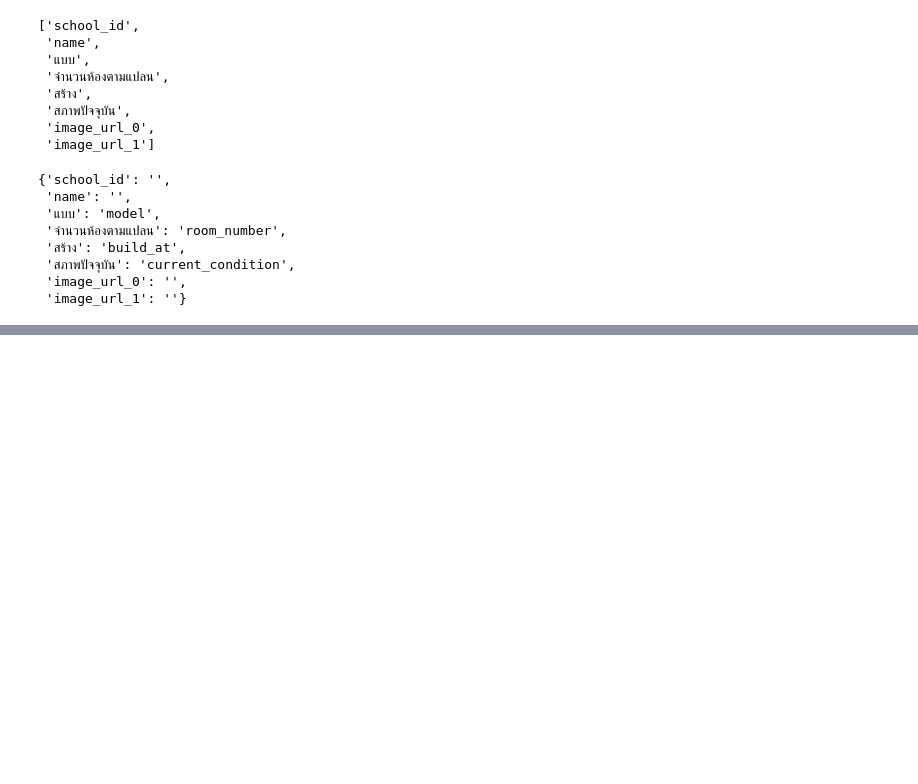
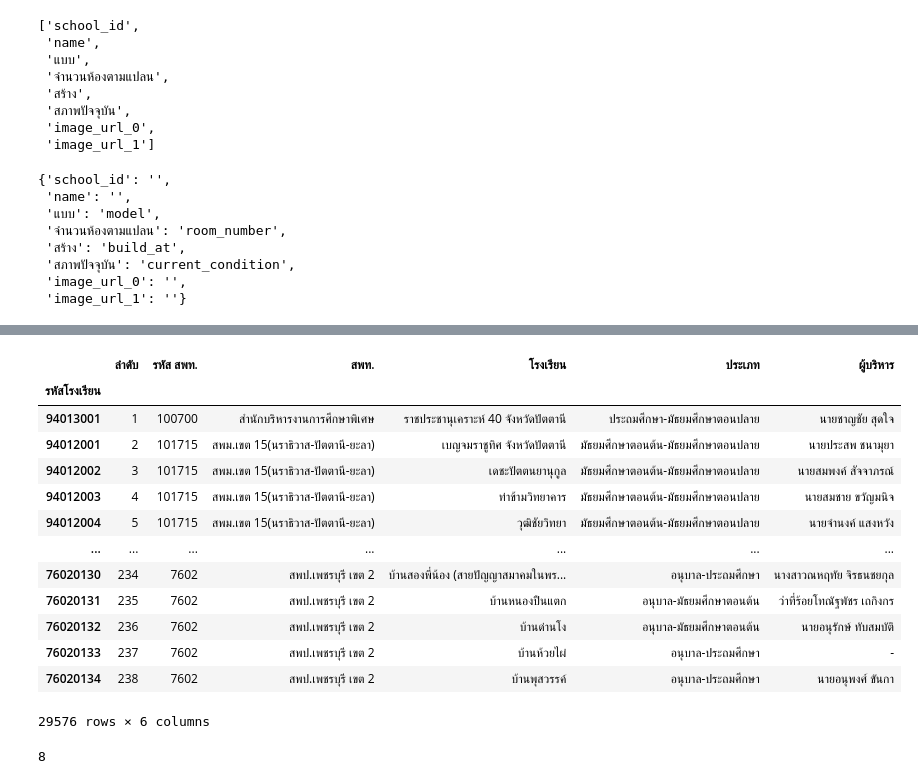
Before and after one commit to wevisdemo/open-school-data, a Jupyter notebook: playground.ipynb, the cells around one changed output, grey strips where cells are left out. Cells and saved outputs as stored; diff of their text form; code cells hidden in the pictures; blank space fills up the shorter version.

```diff
--- a/playground.ipynb
+++ b/playground.ipynb
@@ -494,0 +517,16 @@ df
+# %%
+all_dfs = []
+for province_html in os.listdir(PROVINCE_HTML_DIR):
+    if 'index.html' == province_html: continue
+    file_path = os.path.join(PROVINCE_HTML_DIR, province_html)
+
+    tables = pd.read_html(file_path, converters={'รหัสโรงเรียน': lambda x: int(x), 'รหัส สพท.': lambda x: int(x)})
+
+    indexer = tables[0].dropna()
+
+    # indexer.loc[:, 'รหัสโรงเรียน'] = indexer['รหัสโรงเรียน'].astype(int)
+    # indexer.loc[:, 'รหัส สพท.'] = indexer['รหัส สพท.'].astype(int)
+    indexer.set_index('รหัสโรงเรียน', inplace=True)
+    all_dfs.append(indexer)
+# %%
+affiliation_df = pd.concat(all_dfs)
@@ -494,0 +549,21 @@ df
+# %%
+affiliation_df
+# %% [output]
+|  | ลำดับ | รหัส สพท. | สพท. | โรงเรียน | ประเภท | ผู้บริหาร |
+| รหัสโรงเรียน |  |  |  |  |  |  |
+| 94013001 | 1 | 100700 | สำนักบริหารงานการศึกษาพิเศษ | ราชประชานุเคราะห์ 40 จังหวัดปัตตานี | ประถมศึกษา-มัธยมศึกษาตอนปลาย | นายชาญชัย สุดใจ |
+| 94012001 | 2 | 101715 | สพม.เขต 15(นราธิวาส-ปัตตานี-ยะลา) | เบญจมราชูทิศ จังหวัดปัตตานี | มัธยมศึกษาตอนต้น-มัธยมศึกษาตอนปลาย | นายประสพ ชนามุยา |
+| 94012002 | 3 | 101715 | สพม.เขต 15(นราธิวาส-ปัตตานี-ยะลา) | เดชะปัตตนยานุกูล | มัธยมศึกษาตอนต้น-มัธยมศึกษาตอนปลาย | นายสมพงค์ สัจจาภรณ์ |
+| 94012003 | 4 | 101715 | สพม.เขต 15(นราธิวาส-ปัตตานี-ยะลา) | ท่าข้ามวิทยาคาร | มัธยมศึกษาตอนต้น-มัธยมศึกษาตอนปลาย | นายสมชาย ขวัญมนิจ |
+| 94012004 | 5 | 101715 | สพม.เขต 15(นราธิวาส-ปัตตานี-ยะลา) | วุฒิชัยวิทยา | มัธยมศึกษาตอนต้น-มัธยมศึกษาตอนปลาย | นายจำนงค์ แสงหวัง |
+| ... | ... | ... | ... | ... | ... | ... |
+| 76020130 | 234 | 7602 | สพป.เพชรบุรี เขต 2 | บ้านสองพี่น้อง (สายปัญญาสมาคมในพร... | อนุบาล-ประถมศึกษา | นางสาวณหฤทัย จิรธนชยกุล |
+| 76020131 | 235 | 7602 | สพป.เพชรบุรี เขต 2 | บ้านหนองปืนแตก | อนุบาล-มัธยมศึกษาตอนต้น | ว่าที่ร้อยโทณัฐพัชร เถกิงกร |
+| 76020132 | 236 | 7602 | สพป.เพชรบุรี เขต 2 | บ้านด่านโง | อนุบาล-มัธยมศึกษาตอนต้น | นายอนุรักษ์ ทับสมบัติ |
+| 76020133 | 237 | 7602 | สพป.เพชรบุรี เขต 2 | บ้านห้วยไผ่ | อนุบาล-ประถมศึกษา | - |
+| 76020134 | 238 | 7602 | สพป.เพชรบุรี เขต 2 | บ้านพุสวรรค์ | อนุบาล-ประถมศึกษา | นายอนุพงศ์ ขันกา |
+29576 rows × 6 columns
+# %%
+len('94013001')
+# %% [output]
+8
```
Also changed, not shown: parts of 9 cells of this notebook, 6 other files.
